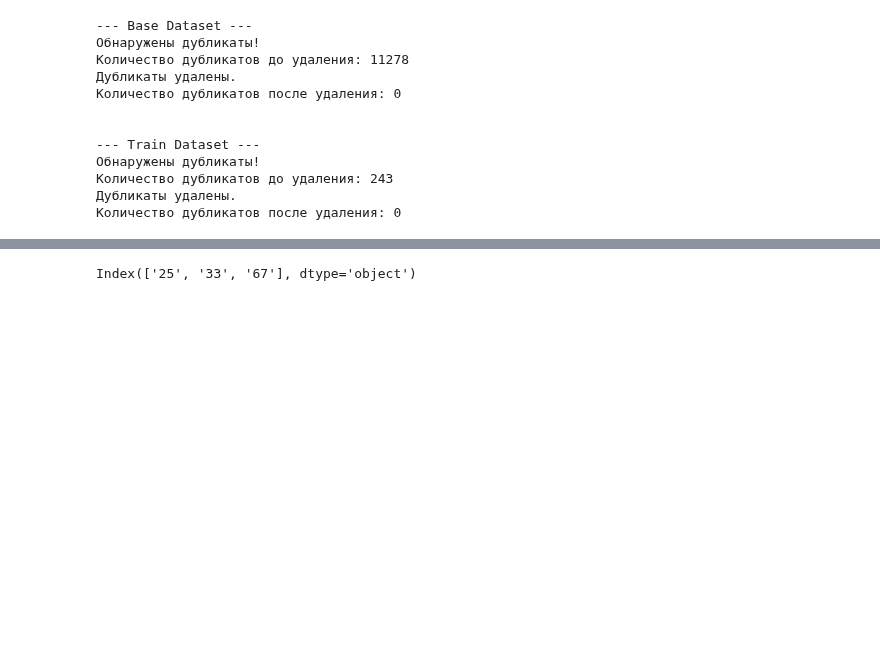
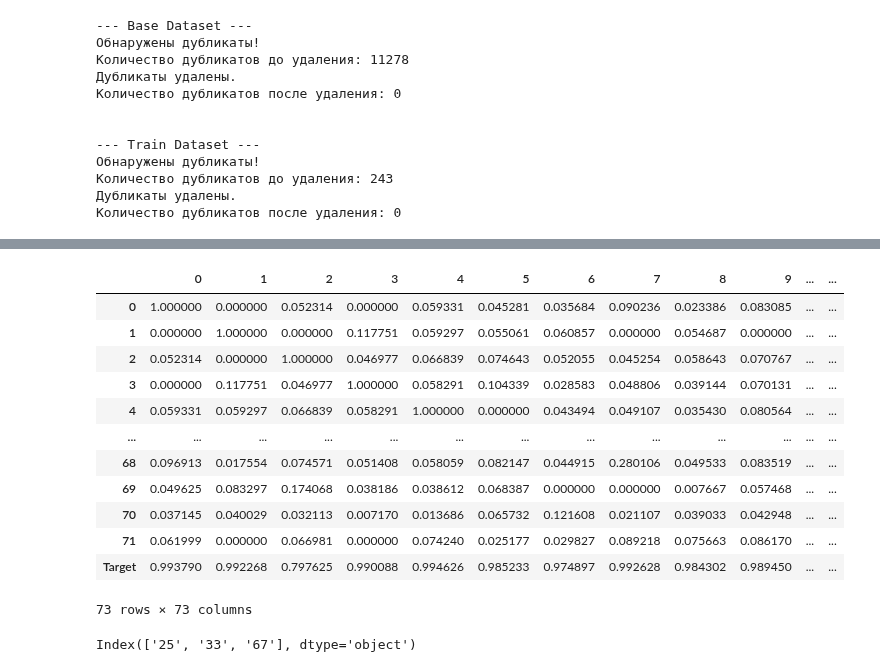
Before and after one commit to IvanovMaxim1992/project, a Jupyter notebook: Мэтчинг товаров Мастерская 2.ipynb, the cells around one changed output, grey strips where cells are left out. Cells and saved outputs as stored; diff of their text form; code cells hidden in the pictures; blank space fills up the shorter version.

```diff
--- a/Мэтчинг товаров Мастерская 2.ipynb
+++ b/Мэтчинг товаров Мастерская 2.ipynb
@@ -201,3 +260,19 @@ plt.show()
+# %%
+display(phik_matrix)
+# %% [output]
+|  | 0 | 1 | 2 | 3 | 4 | 5 | 6 | 7 | 8 | 9 | ... | ... |
+| 0 | 1.000000 | 0.000000 | 0.052314 | 0.000000 | 0.059331 | 0.045281 | 0.035684 | 0.090236 | 0.023386 | 0.083085 | ... | ... |
+| 1 | 0.000000 | 1.000000 | 0.000000 | 0.117751 | 0.059297 | 0.055061 | 0.060857 | 0.000000 | 0.054687 | 0.000000 | ... | ... |
+| 2 | 0.052314 | 0.000000 | 1.000000 | 0.046977 | 0.066839 | 0.074643 | 0.052055 | 0.045254 | 0.058643 | 0.070767 | ... | ... |
+| 3 | 0.000000 | 0.117751 | 0.046977 | 1.000000 | 0.058291 | 0.104339 | 0.028583 | 0.048806 | 0.039144 | 0.070131 | ... | ... |
+| 4 | 0.059331 | 0.059297 | 0.066839 | 0.058291 | 1.000000 | 0.000000 | 0.043494 | 0.049107 | 0.035430 | 0.080564 | ... | ... |
+| ... | ... | ... | ... | ... | ... | ... | ... | ... | ... | ... | ... | ... |
+| 68 | 0.096913 | 0.017554 | 0.074571 | 0.051408 | 0.058059 | 0.082147 | 0.044915 | 0.280106 | 0.049533 | 0.083519 | ... | ... |
+| 69 | 0.049625 | 0.083297 | 0.174068 | 0.038186 | 0.038612 | 0.068387 | 0.000000 | 0.000000 | 0.007667 | 0.057468 | ... | ... |
+| 70 | 0.037145 | 0.040029 | 0.032113 | 0.007170 | 0.013686 | 0.065732 | 0.121608 | 0.021107 | 0.039033 | 0.042948 | ... | ... |
+| 71 | 0.061999 | 0.000000 | 0.066981 | 0.000000 | 0.074240 | 0.025177 | 0.029827 | 0.089218 | 0.075663 | 0.086170 | ... | ... |
+| Target | 0.993790 | 0.992268 | 0.797625 | 0.990088 | 0.994626 | 0.985233 | 0.974897 | 0.992628 | 0.984302 | 0.989450 | ... | ... |
+73 rows × 73 columns
 # %%
 # Определяем порог корреляции
 correlation_threshold = 0.3
```
Also changed, not shown: parts of 24 cells of this notebook.
